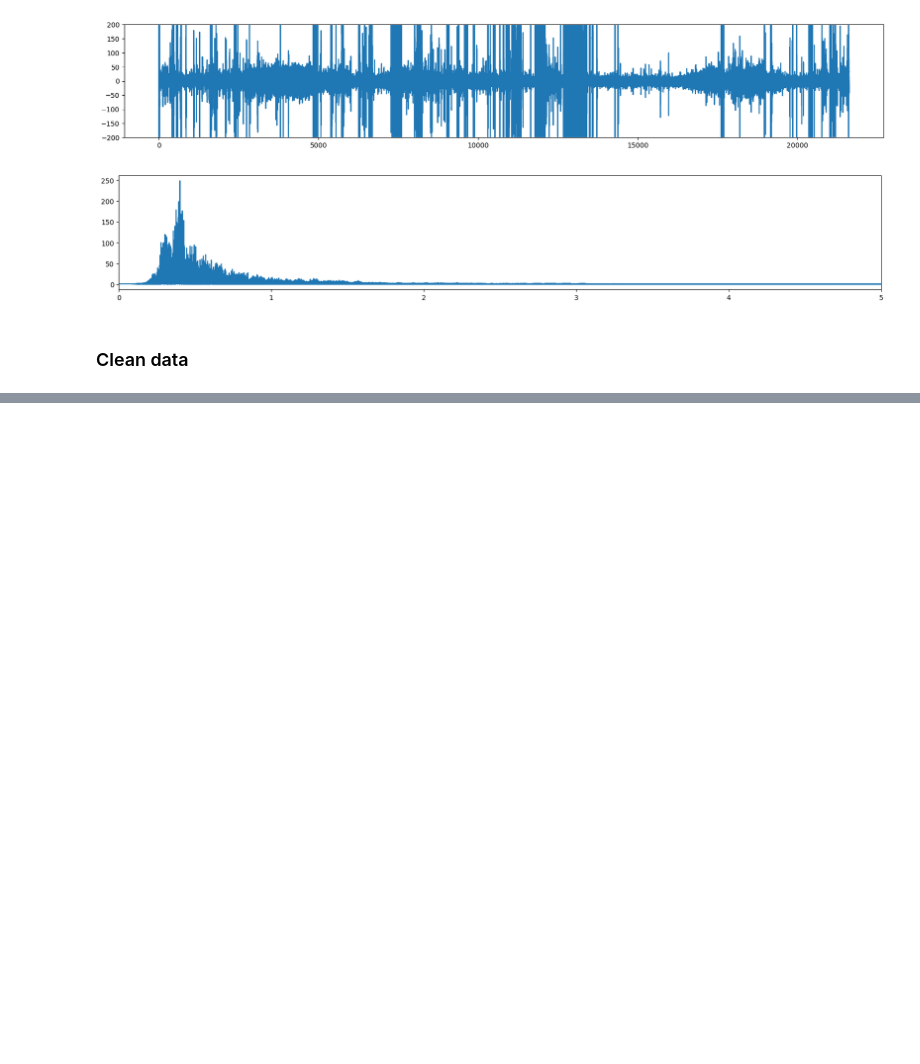
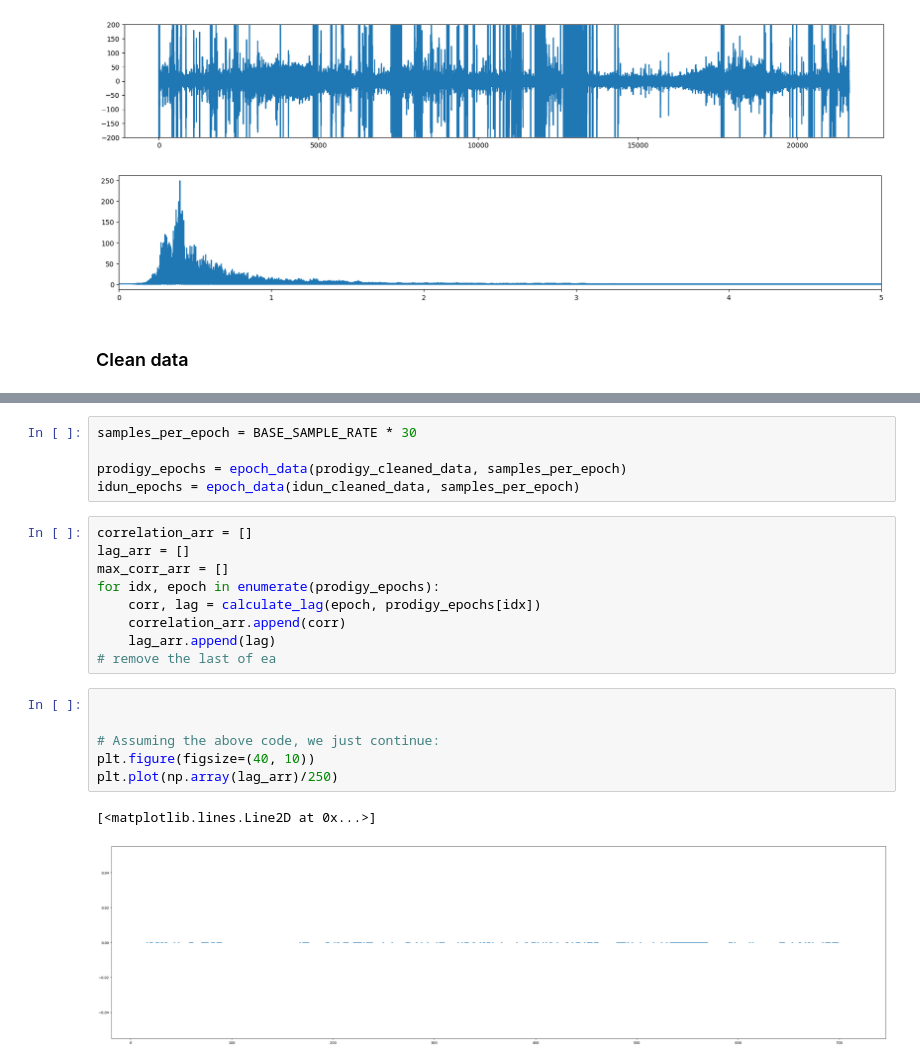
Before and after one commit to iduntech/idn-sync-data, a Jupyter notebook: sync_data.ipynb, the cells around one changed output, grey strips where cells are left out. Saved outputs shown, nothing was run; the diff lists cells and outputs as text; blank space fills up the shorter version.

```diff
--- a/sync_data.ipynb
+++ b/sync_data.ipynb
@@ -111,0 +174,23 @@ plt.ylim(-200, 200)
+# %%
+samples_per_epoch = BASE_SAMPLE_RATE * 30
+
+prodigy_epochs = epoch_data(prodigy_cleaned_data, samples_per_epoch)
+idun_epochs = epoch_data(idun_cleaned_data, samples_per_epoch)
+# %%
+correlation_arr = []
+lag_arr = []
+max_corr_arr = []
+for idx, epoch in enumerate(prodigy_epochs):
+    corr, lag = calculate_lag(epoch, prodigy_epochs[idx])
+    correlation_arr.append(corr)
+    lag_arr.append(lag)
+# remove the last of ea
+# %%
+
+
+# Assuming the above code, we just continue:
+plt.figure(figsize=(40, 10))
+plt.plot(np.array(lag_arr)/250)
+# %% [output]
+[<matplotlib.lines.Line2D at 0x...>]
+[figure, added]
```
Also changed, not shown: parts of 8 cells of this notebook, 1 other file.
